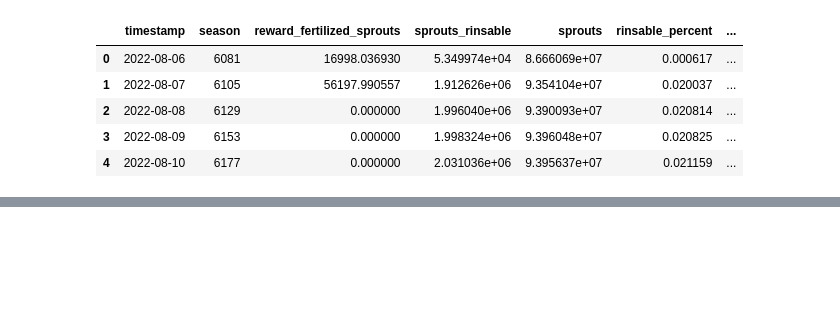
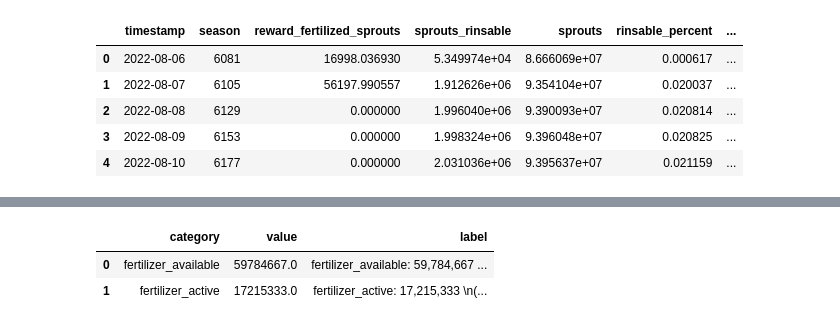
Before and after one commit to BeanstalkFarms/Beanstalk-Analytics, a Jupyter notebook: backend/src/notebooks/prod/fertilizer_breakdown.ipynb, the cells around one changed output, grey strips where cells are left out. Drawn from its saved outputs; the diff is of its cells as text; code cells hidden in the pictures; blank space fills up the shorter version.

```diff
--- a/backend/src/notebooks/prod/fertilizer_breakdown.ipynb
+++ b/backend/src/notebooks/prod/fertilizer_breakdown.ipynb
@@ -134,6 +134,12 @@ c = (
 c
 # %% [output]
 [interactive output not drawn]
+# %%
+df_fert.head()
+# %% [output]
+|  | category | value | label |
+| 0 | fertilizer_available | 59784667.0 | fertilizer_available: 59,784,667 ... |
+| 1 | fertilizer_active | 17215333.0 | fertilizer_active: 17,215,333 \n(... |
 # %%
 # TODO: update css for this chart
 output_chart(c, css=css)
```
Also changed, not shown: parts of 1 cell of this notebook, 8 other files.
